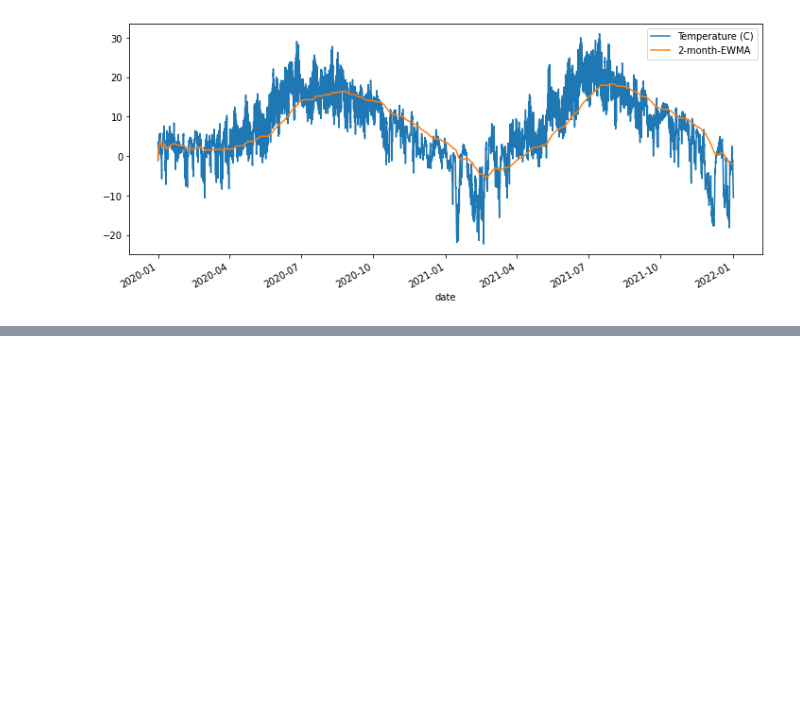
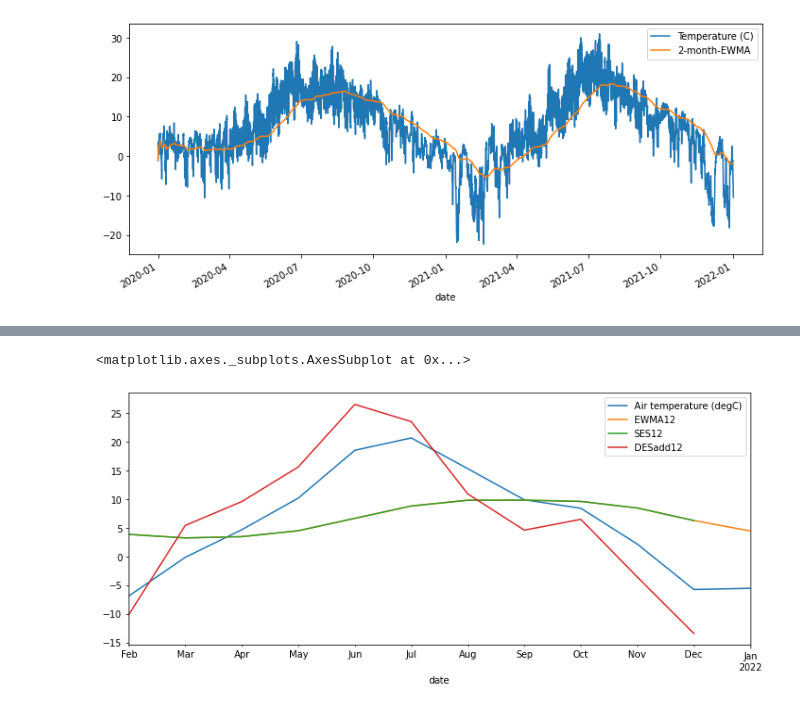
Before and after one commit to MikhailKuklin/time-series-analysis-forecasting, a Jupyter notebook: notebooks/ts_analysis_statsmodels.ipynb, the cells around one changed output, grey strips where cells are left out. Cells and saved outputs as stored; diff of their text form; code cells hidden in the pictures; blank space fills up the shorter version.

```diff
--- a/notebooks/ts_anaylsis_statsmodels.ipynb
+++ b/notebooks/ts_analysis_statsmodels.ipynb
@@ -99,0 +151,5 @@ df[['Temperature (C)','2-month-EWMA']].plot()
+# %%
+df_ym2[['Air temperature (degC)','EWMA12','SES12','DESadd12']].iloc[-12:].plot()
+# %% [output]
+<matplotlib.axes._subplots.AxesSubplot at 0x...>
+[figure, added]
```
Also changed, not shown: parts of 7 cells of this notebook.
